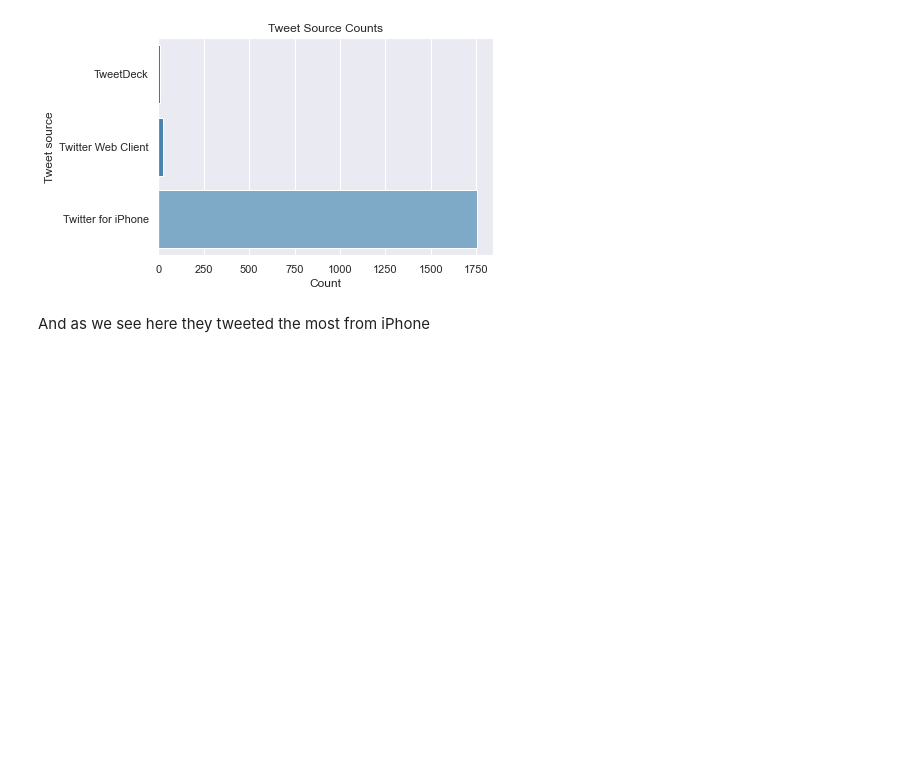
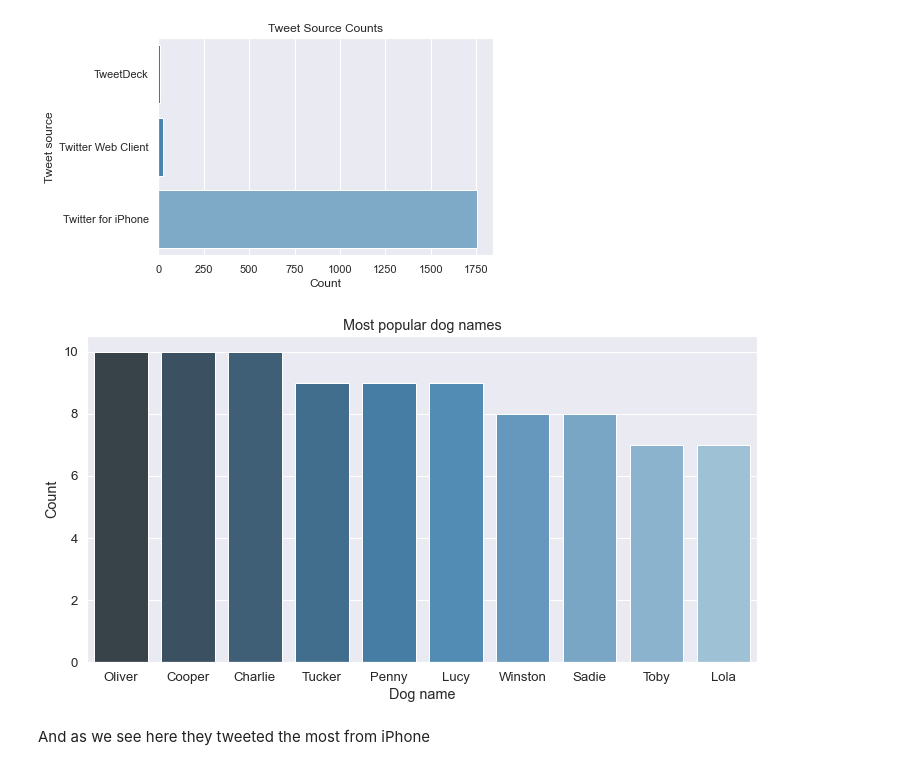
Before and after one commit to ahmed-gharib89/wrangle-and-analyze_data, a Jupyter notebook: wrangle_act.ipynb, the cells around one changed output. Saved outputs shown, nothing was run; the diff lists cells and outputs as text; code cells hidden in the pictures; blank space fills up the shorter version.

Commit message:
visualization: add bar plot for top 10 dog names

```diff
--- a/wrangle_act.ipynb
+++ b/wrangle_act.ipynb
@@ -859,6 +859,20 @@ ax.set(xlabel='Count', ylabel='Tweet source', title='Tweet Source Counts')
 plt.show()
 # %% [output]
 [figure]
+# %%
+data = pd.read_sql("""SELECT name, COUNT(*) AS count
+                        FROM master
+                    GROUP BY 1
+                      HAVING name <> 'A'
+                    ORDER BY 2 DESC
+                    LIMIT 10;
+                """, engine)
+fig, ax = plt.subplots(figsize=(12, 6))
+sns.barplot(x='name', y='count', data=data, palette='Blues_d', ax=ax)
+ax.set(ylabel='Count', xlabel='Dog name', title='Most popular dog names')
+plt.show()
+# %% [output]
+[figure, added]
 # %% [markdown]
 And as we see here they tweeted the most from iPhone
 # %% [markdown]
```
